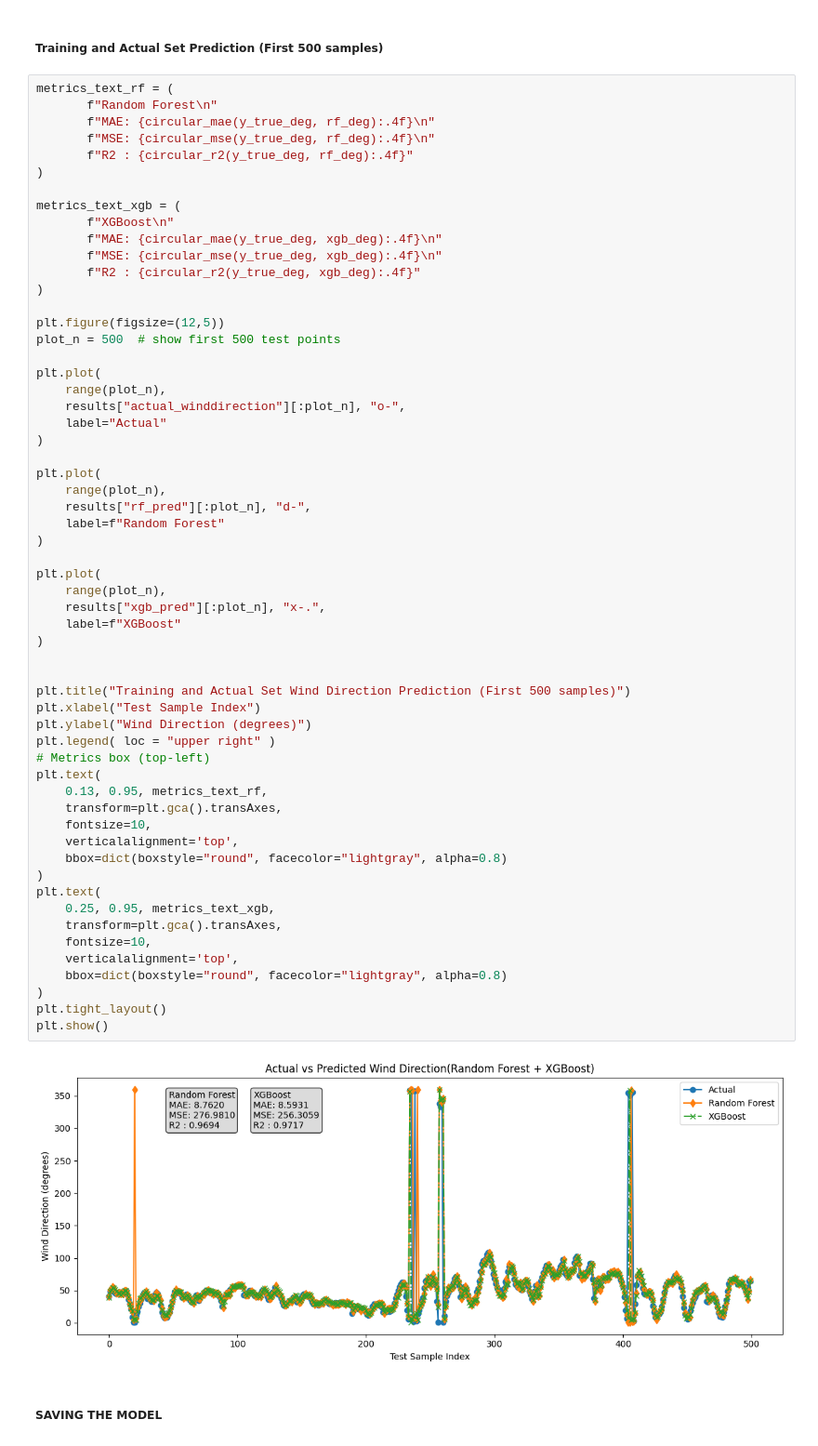
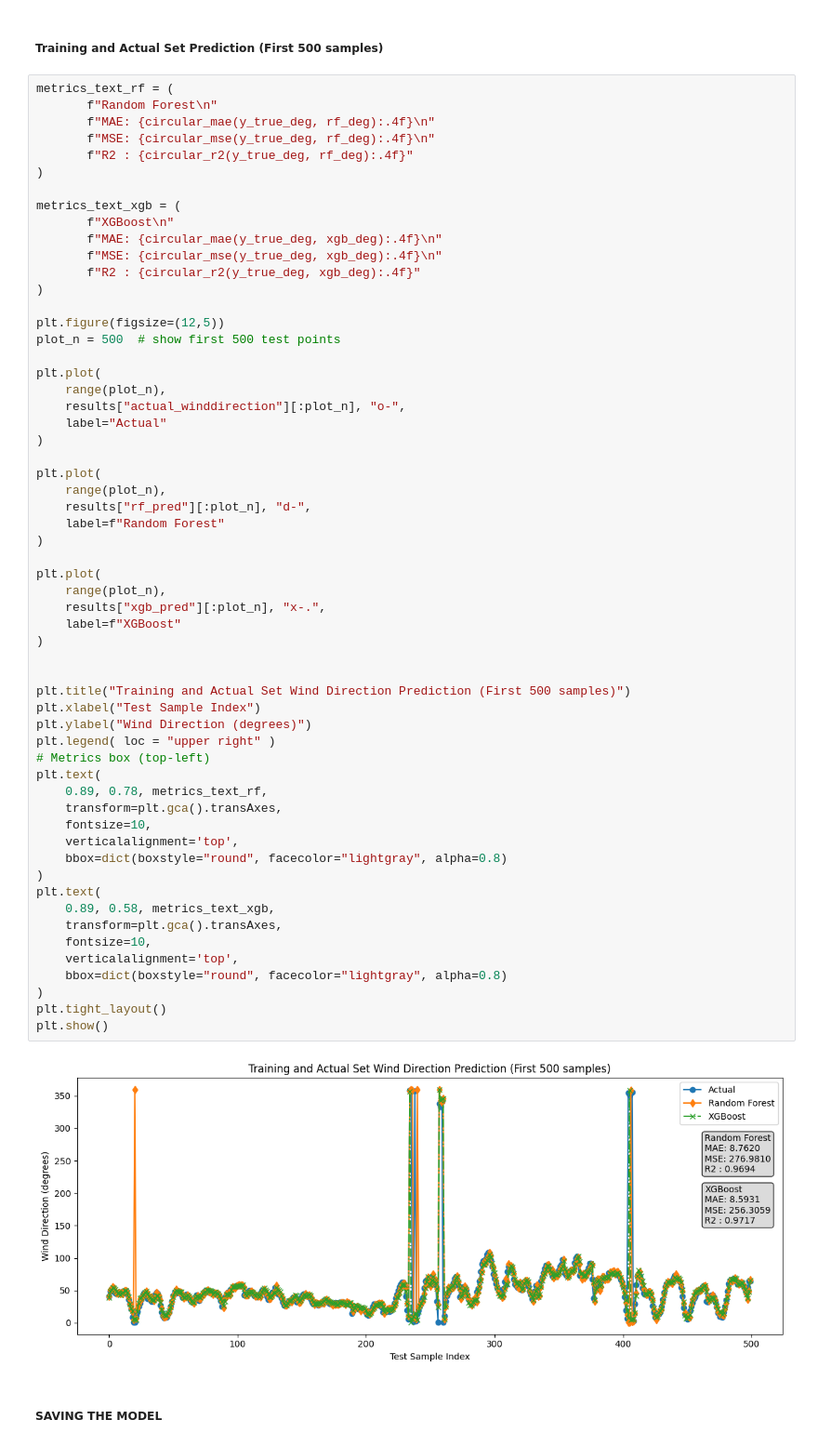
Before and after one commit to P3NGU1N33/BSCpE_Thesis, a Jupyter notebook: training/winddirection_ml.ipynb, the cells around one changed output. Shown at 93% size. Saved outputs shown, nothing was run; the diff lists cells and outputs as text.

```diff
--- a/training/winddirection_ml.ipynb
+++ b/training/winddirection_ml.ipynb
@@ -352,36 +340,36 @@ plt.plot(
     label=f"Random Forest"
 )
 
 plt.plot(
     range(plot_n),
     results["xgb_pred"][:plot_n], "x-.",
     label=f"XGBoost"
 )
 
 
 plt.title("Training and Actual Set Wind Direction Prediction (First 500 samples)")
 plt.xlabel("Test Sample Index")
 plt.ylabel("Wind Direction (degrees)")
 plt.legend( loc = "upper right" )
 # Metrics box (top-left)
 plt.text(
-    0.13, 0.95, metrics_text_rf,
+    0.89, 0.78, metrics_text_rf,
     transform=plt.gca().transAxes,
     fontsize=10,
     verticalalignment='top',
     bbox=dict(boxstyle="round", facecolor="lightgray", alpha=0.8)
 )
 plt.text(
-    0.25, 0.95, metrics_text_xgb,
+    0.89, 0.58, metrics_text_xgb,
     transform=plt.gca().transAxes,
     fontsize=10,
     verticalalignment='top',
     bbox=dict(boxstyle="round", facecolor="lightgray", alpha=0.8)
 )
 plt.tight_layout()
 plt.show()
 # %% [output]
-[figure, old version]
+[figure, new version]
 # %% [markdown]
 ##### SAVING THE MODEL
 # %%
```
Also changed, not shown: parts of 1 cell of this notebook.
